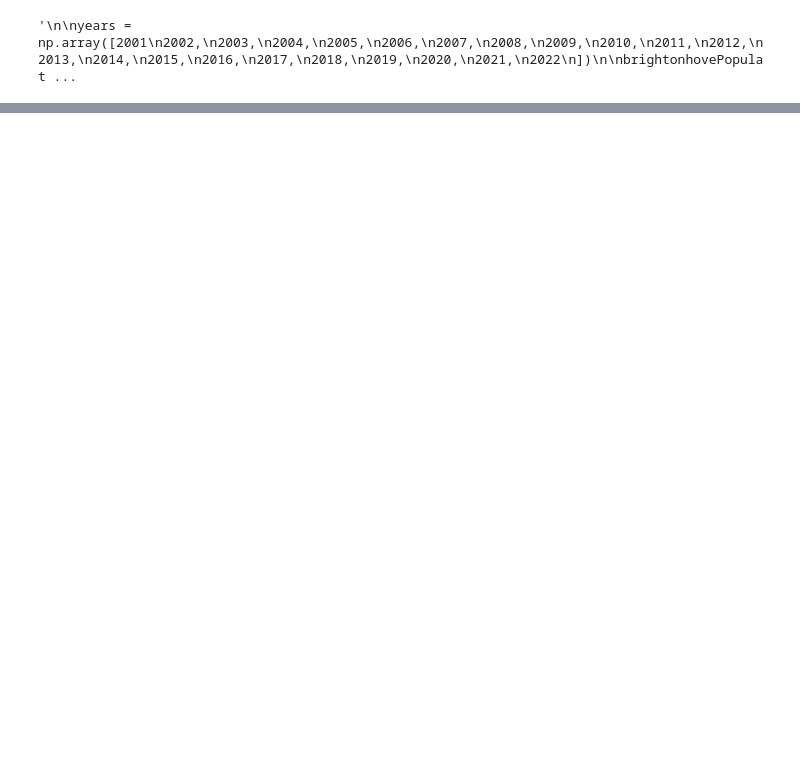
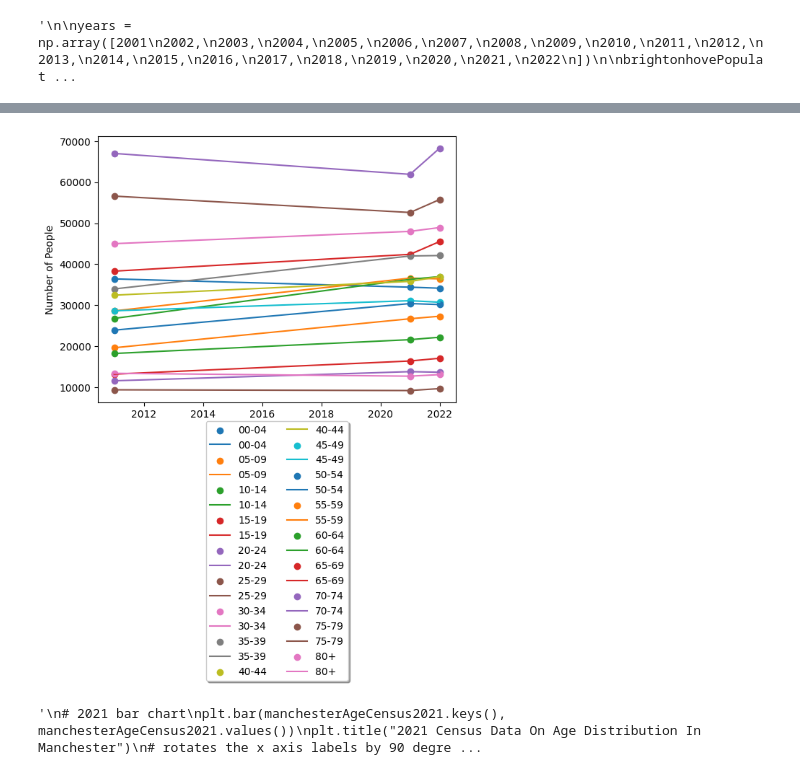
Before and after one commit to tristan-carter/M3StatsModellingChallenge, a Jupyter notebook: 2024 (today)/q1.ipynb, the cells around one changed output, grey strips where cells are left out. Cells and saved outputs as stored; diff of their text form; code cells hidden in the pictures; blank space fills up the shorter version.

```diff
--- a/2024 (today)/q1.ipynb
+++ b/2024 (today)/q1.ipynb
@@ -167,5 +183,6 @@ manchesterAgeCensus2021 = {
 # %%
 # Housing Data for Manchester from
+housingDataYears = np.array([1993, 1994, 1995, 1996, 1997, 1998, 1999, 2000, 2001, 2002, 2003, 2004, 2005, 2006, 2007, 2008, 2009, 2010, 2011, 2012, 2013, 2014, 2015, 2016, 2017, 2018, 2019, 2020, 2021])
 manchesterHousingData = {
     "Bungalow": np.array([
         1780,
@@ -228,7 +245,6 @@ manchesterHousingData = {
         85420,
         88120,
         92150,
-
     ]),
     "Terraced House": np.array([
         59010,
@@ -417,3 +433,7 @@ manchesterHousingData = {
         670,
       ]),
 }
+
+# removes data in housing data from 1993 to 2002 as it is not relevant to the new shape of the data
+manchesterHousingData = {k: v[9:] for k, v in manchesterHousingData.items()}
+housingDataYears = housingDataYears[9:]
@@ -420,32 +509,59 @@ manchesterHousingData = {
 # %%
 # Census Modelling For Number of People in Each Age Category In Manchester
 
 # Gets the items in the census dictionary as a list then loops through it and plots 2011 vs 2021
 
+for key, value in manchesterAgeCensus2022.items():
+    # plots a line graph of the growth in population by age category over time
+    plt.scatter(censusYears, [manchesterAgeCensus2011[key], manchesterAgeCensus2021[key], value], label=key)
+    plt.plot(censusYears, [manchesterAgeCensus2011[key], manchesterAgeCensus2021[key], value], label=key)
+    # labels the x axis
+    plt.xlabel("Year")
+    # labels the y axis
+    plt.ylabel("Number of People")
+
+# adds a legend below the graph
+plt.legend(loc='upper center', bbox_to_anchor=(0.5, -0.05), shadow=True, ncol=2)
+
+plt.show()
+
+'''
 # 2021 bar chart
 plt.bar(manchesterAgeCensus2021.keys(), manchesterAgeCensus2021.values())
 plt.title("2021 Census Data On Age Distribution In Manchester")
 # rotates the x axis labels by 90 degrees
 plt.xticks(rotation=90)
 # labels the x axis
 plt.xlabel("Age Categories")
 # labels the y axis
 plt.ylabel("Number of People")
 plt.show()
 
 # 2011 bar chart
 plt.bar(manchesterAgeCensus2011.keys(), manchesterAgeCensus2011.values())
 plt.title("2011 Census Data On Age Distribution In Manchester")
 # rotates the x axis labels by 90 degrees
 plt.xticks(rotation=90)
 # labels the x axis
 plt.xlabel("Age Categories")
 # labels the y axis
 plt.ylabel("Number of People")
 plt.show()
 
-for key, value in manchesterAgeCensus2021.items():
-    pass
+# 2022 bar chart
+plt.bar(manchesterAgeCensus2022.keys(), manchesterAgeCensus2022.values())
+plt.title("2022 Census Data On Age Distribution In Manchester")
+# rotates the x axis labels by 90 degrees
+plt.xticks(rotation=90)
+# labels the x axis
+plt.xlabel("Age Categories")
+# labels the y axis
+plt.ylabel("Number of People")
+plt.show()
+'''
+# %% [output]
+[figure, added]
+'\n# 2021 bar chart\nplt.bar(manchesterAgeCensus2021.keys(), manchesterAgeCensus2021.values())\nplt.title("2021 Census Data On Age Distribution In Manchester")\n# rotates the x axis labels by 90 degre ...
 # %%
 # Brigton and Hove Census Data
 brightonAgeCensus2011 = {
```
Also changed, not shown: parts of 8 cells of this notebook, 1 other file.
